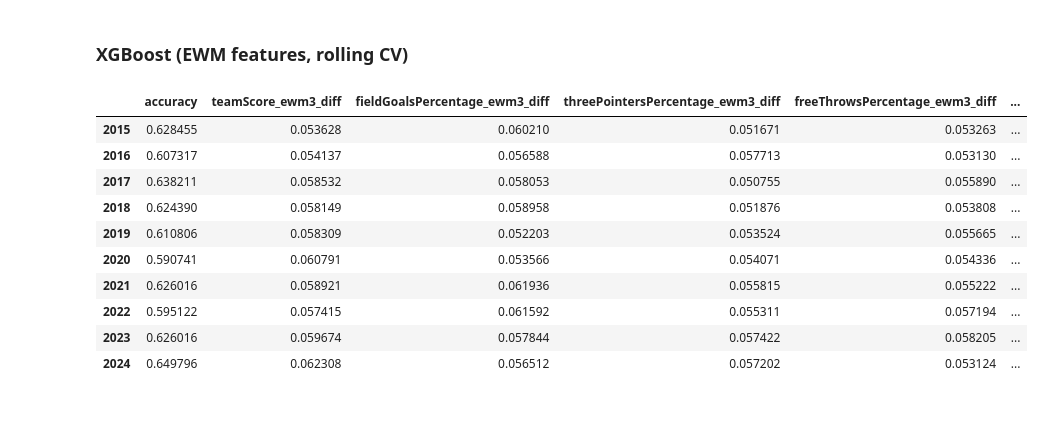
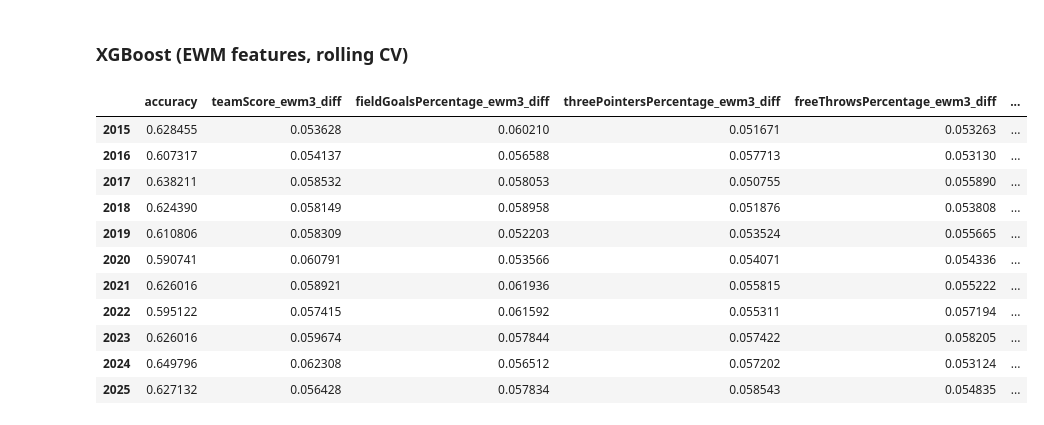
Before and after one commit to Erdos-Projects/summer26-nba-head-to-head-probability, a Jupyter notebook: models/baselines_rf_et_xgb.ipynb, the cells around one changed output. Cells and saved outputs as stored; diff of their text form; code cells hidden in the pictures.

```diff
--- a/models/baselines_rf_et_xgb.ipynb
+++ b/models/baselines_rf_et_xgb.ipynb
@@ -533,10 +556,12 @@ results_rf_ewm
 # %%
 # Same walk-forward CV as the raw-feature Extra Trees section above,
 # applied to the EWM-smoothed feature set.
+# NOTE: range extended from (2015, 2025) to (2015, 2026) so 2025 is included,
+# matching the baselines' 2015-2025 coverage.
 feature_importance_ewm = []
-model_accuracy_ewm = {}
+model_accuracy_et_ewm = {}
 
-for i in range(2015, 2025):
+for i in range(2015, 2026):
     matchupsEWM_tt = matchupsEWM[matchupsEWM["season"].isin(range(i - 5, i))]
     matchupsEWM_val = matchupsEWM[matchupsEWM["season"] == i]
     X_tt = matchupsEWM_tt[features_diff_ewm]
@@ -554,23 +579,26 @@ for i in range(2015, 2025):
     et.fit(X_tt, y_tt)
     feature_importance_ewm.append(et.feature_importances_)
     y_pred = et.predict(X_val)
-    model_accuracy_ewm[i] = accuracy_score(y_val, y_pred)
+    model_accuracy_et_ewm[i] = accuracy_score(y_val, y_pred)
 
 feature_importance_et_ewm = pd.DataFrame(
     feature_importance_ewm,
-    index=range(2015, 2025),
+    index=range(2015, 2026),
     columns=features_diff_ewm
 )
 feature_importance_et_ewm.index.name = "season"
 
-model_accuracy_et_ewm = pd.DataFrame.from_dict(
-    model_accuracy_ewm, orient="index", columns=["accuracy"]
+model_accuracy_et_ewm_df = pd.DataFrame.from_dict(
+    model_accuracy_et_ewm, orient="index", columns=["accuracy"]
 )
-model_accuracy_et_ewm.index.name = "season"
+model_accuracy_et_ewm_df.index.name = "season"
 
-results_et_ewm = model_accuracy_et_ewm.join(feature_importance_et_ewm)
+results_et_ewm = model_accuracy_et_ewm_df.join(feature_importance_et_ewm)
 results_et_ewm.index.name = None
 
+# Save this model's per-season accuracy under its own name for the final summary table
+et_ewm_acc = results_et_ewm['accuracy'].rename('ExtraTree_ewm')
+
 results_et_ewm
 # %% [output]
 |  | accuracy | teamScore_ewm3_diff | fieldGoalsPercentage_ewm3_diff | threePointersPercentage_ewm3_diff | freeThrowsPercentage_ewm3_diff | ... |
@@ -589,10 +618,12 @@ results_et_ewm
 # %%
 # Unlike the single-split XGBoost baseline above, this uses the same
 # walk-forward rolling CV as the RF/ExtraTrees EWM sections.
+# NOTE: range extended from (2015, 2025) to (2015, 2026) so 2025 is included,
+# matching the baselines' 2015-2025 coverage.
 feature_importance_ewm = []
-model_accuracy_ewm = {}
+model_accuracy_xgb_ewm = {}
 
-for i in range(2015, 2025):
+for i in range(2015, 2026):
     matchupsEWM_tt = matchupsEWM[matchupsEWM["season"].isin(range(i - 5, i))]
     matchupsEWM_val = matchupsEWM[matchupsEWM["season"] == i]
     X_tt = matchupsEWM_tt[features_diff_ewm]
@@ -608,36 +639,40 @@ for i in range(2015, 2025):
     eval_metric='logloss',
     random_state=42
 )
     xgb.fit(X_tt, y_tt)
     feature_importance_ewm.append(xgb.feature_importances_)
     y_pred = xgb.predict(X_val)
-    model_accuracy_ewm[i] = accuracy_score(y_val, y_pred)
+    model_accuracy_xgb_ewm[i] = accuracy_score(y_val, y_pred)
 
 feature_importance_xgb_ewm = pd.DataFrame(
     feature_importance_ewm,
-    index=range(2015, 2025),
+    index=range(2015, 2026),
     columns=features_diff_ewm
 )
 feature_importance_xgb_ewm.index.name = "season"
 
-model_accuracy_xgb_ewm = pd.DataFrame.from_dict(
-    model_accuracy_ewm, orient="index", columns=["accuracy"]
+model_accuracy_xgb_ewm_df = pd.DataFrame.from_dict(
+    model_accuracy_xgb_ewm, orient="index", columns=["accuracy"]
 )
-model_accuracy_xgb_ewm.index.name = "season"
+model_accuracy_xgb_ewm_df.index.name = "season"
 
-results_xgb_ewm = model_accuracy_xgb_ewm.join(feature_importance_xgb_ewm)
+results_xgb_ewm = model_accuracy_xgb_ewm_df.join(feature_importance_xgb_ewm)
 results_xgb_ewm.index.name = None
 
+# Save this model's per-season accuracy under its own name for the final summary table
+xgb_ewm_acc = results_xgb_ewm['accuracy'].rename('XGBoost_ewm')
+
 results_xgb_ewm
 # %% [output]
 |  | accuracy | teamScore_ewm3_diff | fieldGoalsPercentage_ewm3_diff | threePointersPercentage_ewm3_diff | freeThrowsPercentage_ewm3_diff | ... |
 | 2015 | 0.628455 | 0.053628 | 0.060210 | 0.051671 | 0.053263 | ... |
 | 2016 | 0.607317 | 0.054137 | 0.056588 | 0.057713 | 0.053130 | ... |
 | 2017 | 0.638211 | 0.058532 | 0.058053 | 0.050755 | 0.055890 | ... |
 | 2018 | 0.624390 | 0.058149 | 0.058958 | 0.051876 | 0.053808 | ... |
 | 2019 | 0.610806 | 0.058309 | 0.052203 | 0.053524 | 0.055665 | ... |
 | 2020 | 0.590741 | 0.060791 | 0.053566 | 0.054071 | 0.054336 | ... |
 | 2021 | 0.626016 | 0.058921 | 0.061936 | 0.055815 | 0.055222 | ... |
 | 2022 | 0.595122 | 0.057415 | 0.061592 | 0.055311 | 0.057194 | ... |
 | 2023 | 0.626016 | 0.059674 | 0.057844 | 0.057422 | 0.058205 | ... |
 | 2024 | 0.649796 | 0.062308 | 0.056512 | 0.057202 | 0.053124 | ... |
+| 2025 | 0.627132 | 0.056428 | 0.057834 | 0.058543 | 0.054835 | ... |
```
Also changed, not shown: parts of 19 cells of this notebook, 12 other files.
